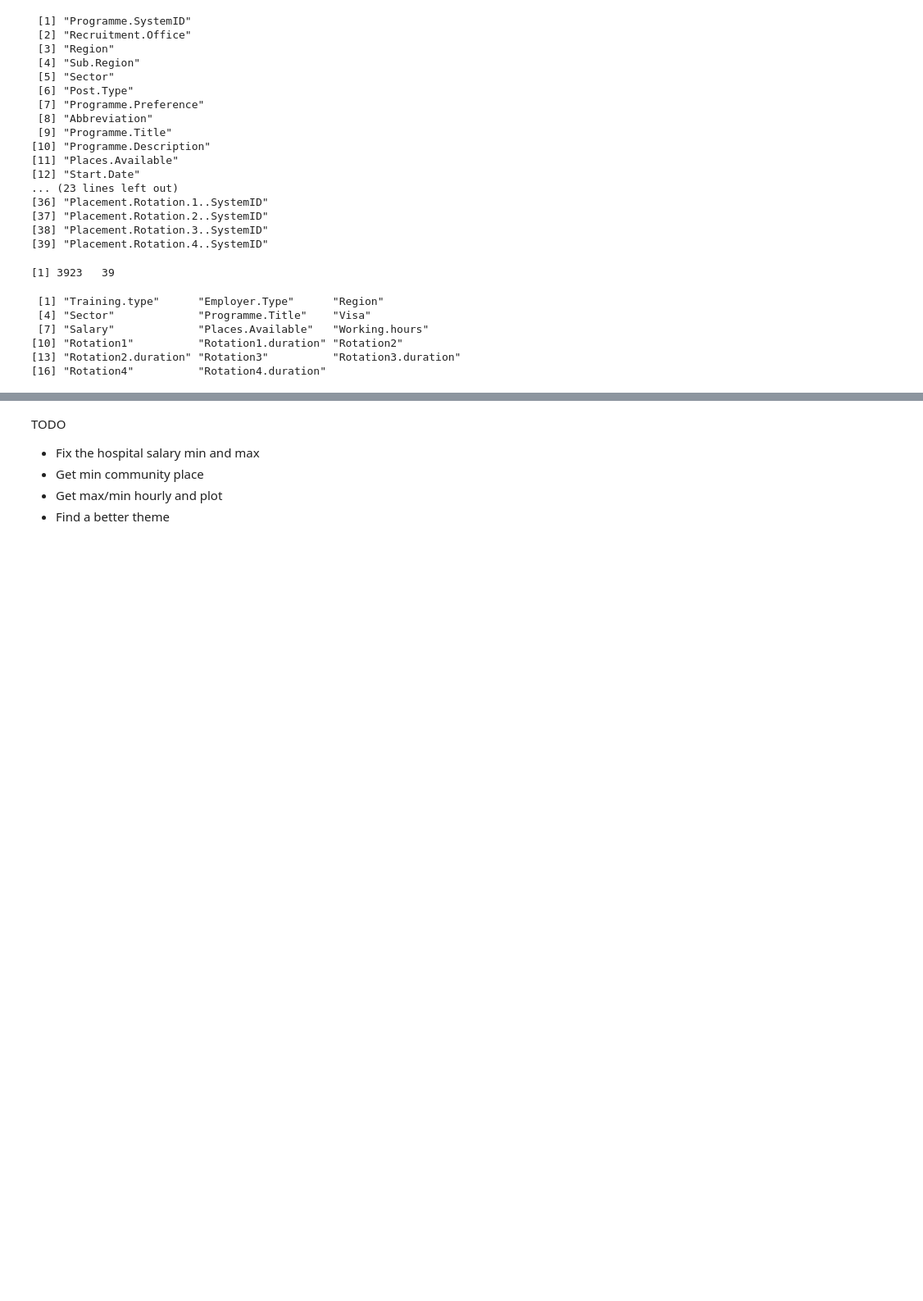
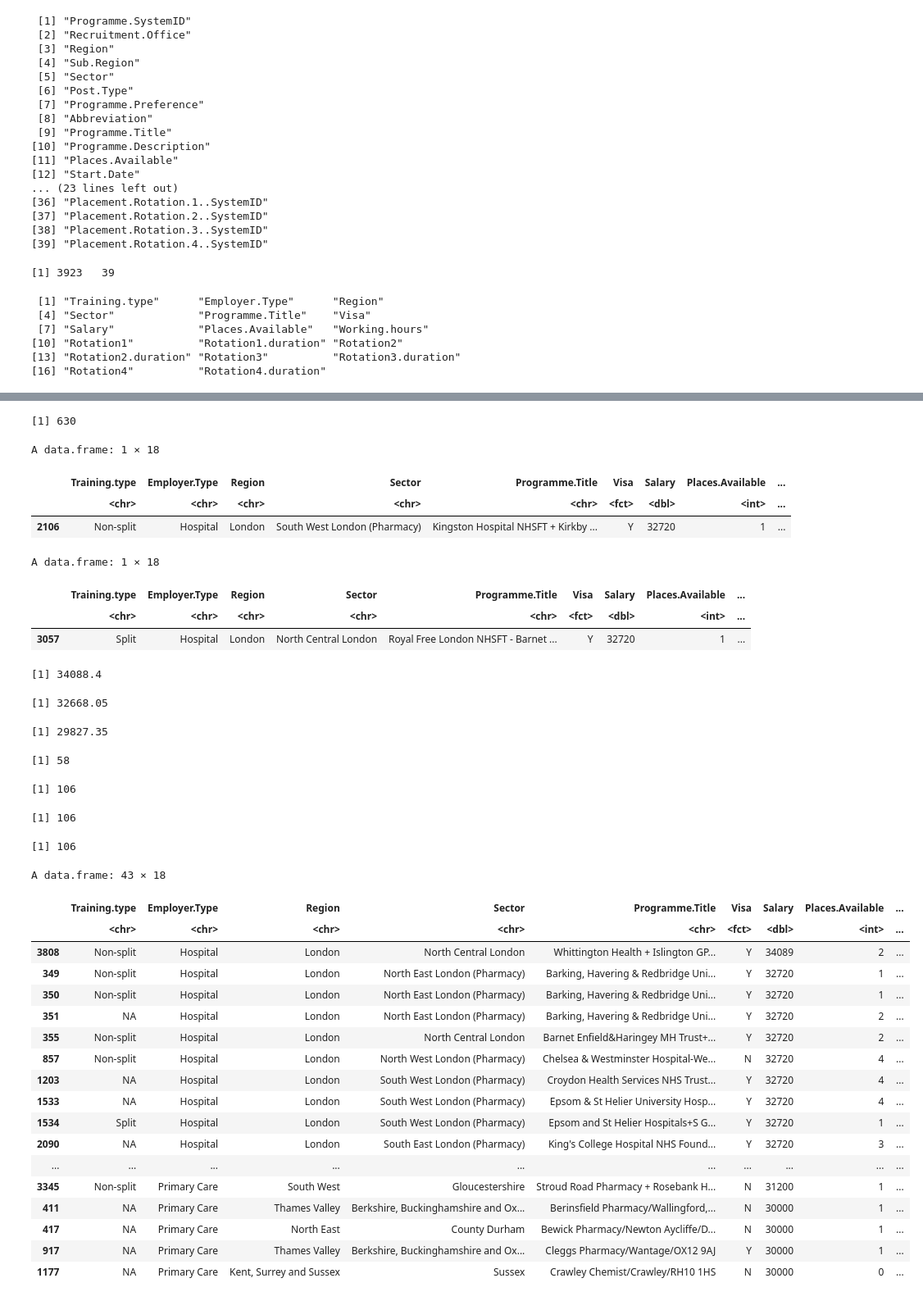
Before and after one commit to kwjo/TP-pay, a Jupyter notebook: oriel2526.ipynb, the cells around one changed output, grey strips where cells are left out. Shown at 82% size. Cells and saved outputs as stored; diff of their text form; code cells hidden in the pictures; blank space fills up the shorter version.

```diff
--- a/oriel2526.ipynb
+++ b/oriel2526.ipynb
@@ -106,6 +149,74 @@ paste0("The average salary for hospital pharmacy is ", hospital.pharmacy.average
-# %% [markdown]
-TODO
-- Fix the hospital salary min and max
-- Get min community place
-- Get max/min hourly and plot
-- Find a better theme
+# %%
+num_hosp <- filter(OD, Employer.Type == "Hospital") %>% nrow()
+num_hosp
+
+soreted_salary <- OD[order(-OD$Salary),]
+# head(soreted_salary)
+
+# 34098 might be a wrong salary
+
+OD <- OD %>% mutate(Salary = ifelse(Salary == 34098,34089,Salary))
+soreted_salary[70,]
+soreted_salary[80,]
+
+#https://faq.nhsbsa.nhs.uk/knowledgebase/article/KA-23439/en-us
+#https://www.healthcareers.nhs.uk/working-health/working-nhs/nhs-pay-and-benefits/agenda-change-pay-rates
+band5_salary <-28407
+band5_salary_with_london_weighting_inner <- band5_salary*1.2
+band5_salary_with_london_weighting_inner
+band5_salary_with_london_weighting_outer <- band5_salary*1.15
+band5_salary_with_london_weighting_outer
+band5_salary_with_london_weighting_fringe <- band5_salary*1.05
+band5_salary_with_london_weighting_fringe
+
+
+num_hosp_with_london_weighting <- filter(OD, Employer.Type == "Hospital" & Salary == 34089) %>% nrow()
+num_hosp_with_london_weighting
+# This is not the total number of places available in hospitals, but the number of programmes with London weighting
+
+num_places_available_with_london_weighting20 <- sum(OD$Places.Available[OD$Employer.Type == "Hospital" & OD$Salary == 34089], na.rm = TRUE)
+num_places_available_with_london_weighting20
+
+num_places_available_with_london_weighting15 <- sum(OD$Places.Available[OD$Employer.Type == "Hospital" & OD$Salary == 34089], na.rm = TRUE)
+num_places_available_with_london_weighting15
+
+num_places_available_with_london_weighting5 <- sum(OD$Places.Available[OD$Employer.Type == "Hospital" & OD$Salary == 34089], na.rm = TRUE)
+num_places_available_with_london_weighting5
+
+soreted_salary[58:100,]
+# %% [output]
+[1] 630
+A data.frame: 1 × 18
+|  | Training.type | Employer.Type | Region | Sector | Programme.Title | Visa | Salary | Places.Available | ... |
+|  | <chr> | <chr> | <chr> | <chr> | <chr> | <fct> | <dbl> | <int> | ... |
+| 2106 | Non-split | Hospital | London | South West London (Pharmacy) | Kingston Hospital NHSFT + Kirkby ... | Y | 32720 | 1 | ... |
+A data.frame: 1 × 18
+|  | Training.type | Employer.Type | Region | Sector | Programme.Title | Visa | Salary | Places.Available | ... |
+|  | <chr> | <chr> | <chr> | <chr> | <chr> | <fct> | <dbl> | <int> | ... |
+| 3057 | Split | Hospital | London | North Central London | Royal Free London NHSFT - Barnet ... | Y | 32720 | 1 | ... |
+[1] 34088.4
+[1] 32668.05
+[1] 29827.35
+[1] 58
+[1] 106
+[1] 106
+[1] 106
+A data.frame: 43 × 18
+|  | Training.type | Employer.Type | Region | Sector | Programme.Title | Visa | Salary | Places.Available | ... |
+|  | <chr> | <chr> | <chr> | <chr> | <chr> | <fct> | <dbl> | <int> | ... |
+| 3808 | Non-split | Hospital | London | North Central London | Whittington Health + Islington GP... | Y | 34089 | 2 | ... |
+| 349 | Non-split | Hospital | London | North East London (Pharmacy) | Barking, Havering & Redbridge Uni... | Y | 32720 | 1 | ... |
+| 350 | Non-split | Hospital | London | North East London (Pharmacy) | Barking, Havering & Redbridge Uni... | Y | 32720 | 1 | ... |
+| 351 | NA | Hospital | London | North East London (Pharmacy) | Barking, Havering & Redbridge Uni... | Y | 32720 | 2 | ... |
+| 355 | Non-split | Hospital | London | North Central London | Barnet Enfield&Haringey MH Trust+... | Y | 32720 | 2 | ... |
+| 857 | Non-split | Hospital | London | North West London (Pharmacy) | Chelsea & Westminster Hospital-We... | N | 32720 | 4 | ... |
+| 1203 | NA | Hospital | London | South West London (Pharmacy) | Croydon Health Services NHS Trust... | Y | 32720 | 4 | ... |
+| 1533 | NA | Hospital | London | South West London (Pharmacy) | Epsom & St Helier University Hosp... | Y | 32720 | 4 | ... |
+| 1534 | Split | Hospital | London | South West London (Pharmacy) | Epsom and St Helier Hospitals+S G... | Y | 32720 | 1 | ... |
+| 2090 | NA | Hospital | London | South East London (Pharmacy) | King's College Hospital NHS Found... | Y | 32720 | 3 | ... |
+| ... | ... | ... | ... | ... | ... | ... | ... | ... | ... |
+| 3345 | Non-split | Primary Care | South West | Gloucestershire | Stroud Road Pharmacy + Rosebank H... | N | 31200 | 1 | ... |
+| 411 | NA | Primary Care | Thames Valley | Berkshire, Buckinghamshire and Ox... | Berinsfield Pharmacy/Wallingford,... | N | 30000 | 1 | ... |
+| 417 | NA | Primary Care | North East | County Durham | Bewick Pharmacy/Newton Aycliffe/D... | N | 30000 | 1 | ... |
+| 917 | NA | Primary Care | Thames Valley | Berkshire, Buckinghamshire and Ox... | Cleggs Pharmacy/Wantage/OX12 9AJ | Y | 30000 | 1 | ... |
+| 1177 | NA | Primary Care | Kent, Surrey and Sussex | Sussex | Crawley Chemist/Crawley/RH10 1HS | N | 30000 | 0 | ... |
```
Also changed, not shown: parts of 6 cells of this notebook.
